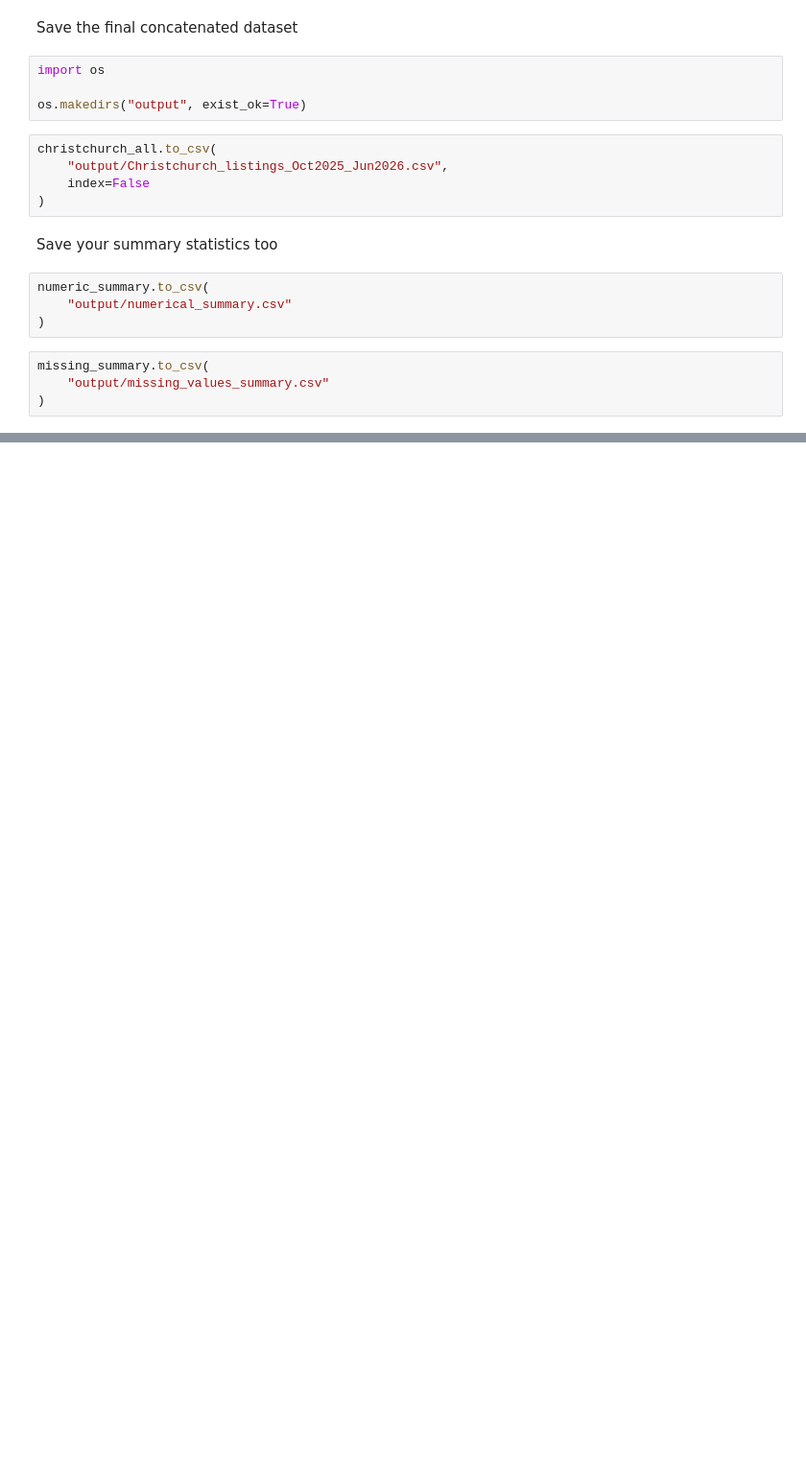
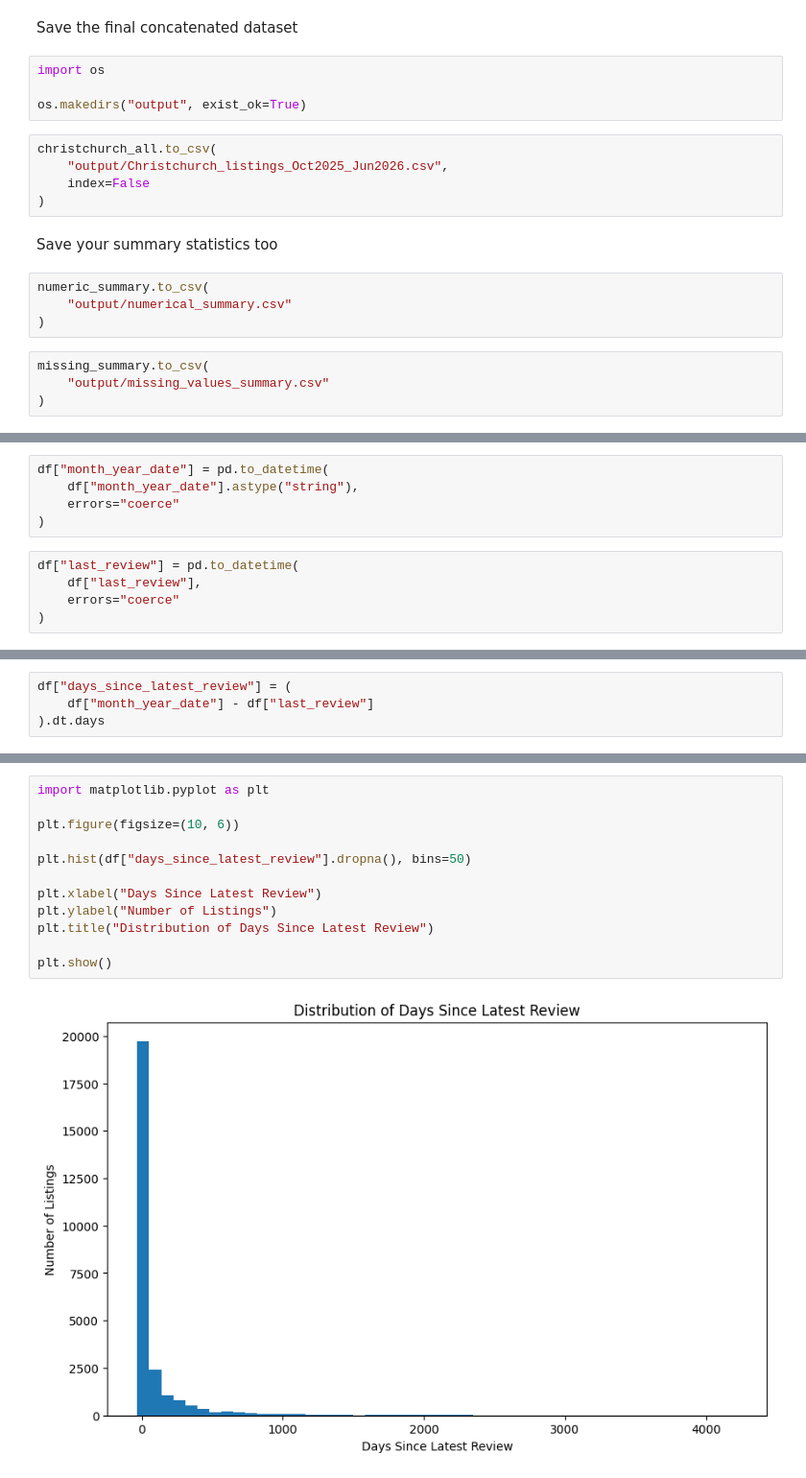
Before and after one commit to Sohiththarun/Newzealand-Airbnb-Analysis, a Jupyter notebook: Deliverable - 3.ipynb, the cells around one changed output, grey strips where cells are left out. Shown at 96% size. Saved outputs shown, nothing was run; the diff lists cells and outputs as text; blank space fills up the shorter version.

```diff
--- a/Deliverable - 3.ipynb
+++ b/Deliverable - 3.ipynb
@@ -402,0 +529,10 @@ missing_summary.to_csv(
+# %%
+df["month_year_date"] = pd.to_datetime(
+    df["month_year_date"].astype("string"),
+    errors="coerce"
+)
+# %%
+df["last_review"] = pd.to_datetime(
+    df["last_review"],
+    errors="coerce"
+)
@@ -402,0 +545,4 @@ missing_summary.to_csv(
+# %%
+df["days_since_latest_review"] = (
+    df["month_year_date"] - df["last_review"]
+).dt.days
@@ -402,0 +573,14 @@ missing_summary.to_csv(
+# %%
+import matplotlib.pyplot as plt
+
+plt.figure(figsize=(10, 6))
+
+plt.hist(df["days_since_latest_review"].dropna(), bins=50)
+
+plt.xlabel("Days Since Latest Review")
+plt.ylabel("Number of Listings")
+plt.title("Distribution of Days Since Latest Review")
+
+plt.show()
+# %% [output]
+[figure, added]
```
Also changed, not shown: parts of 16 cells of this notebook, 5 other files.
